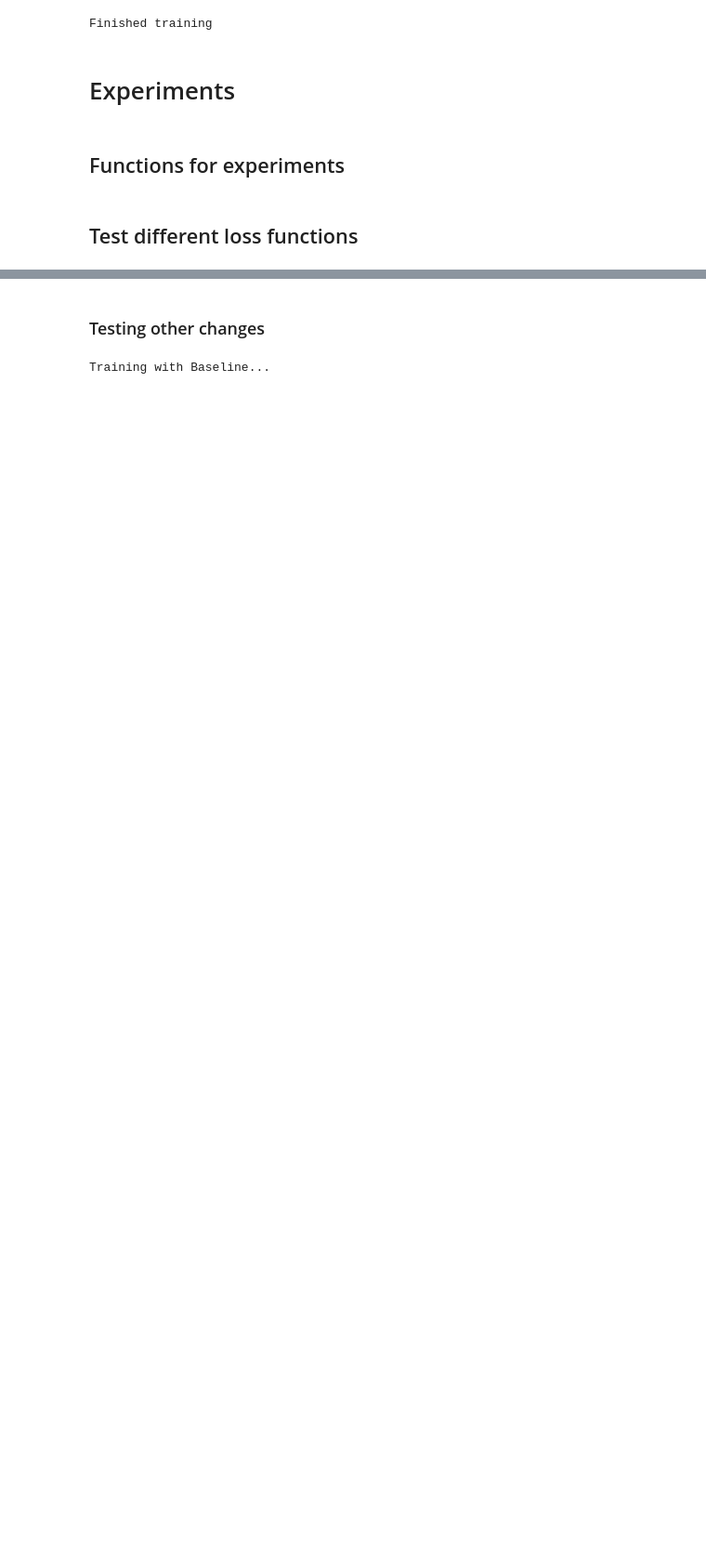
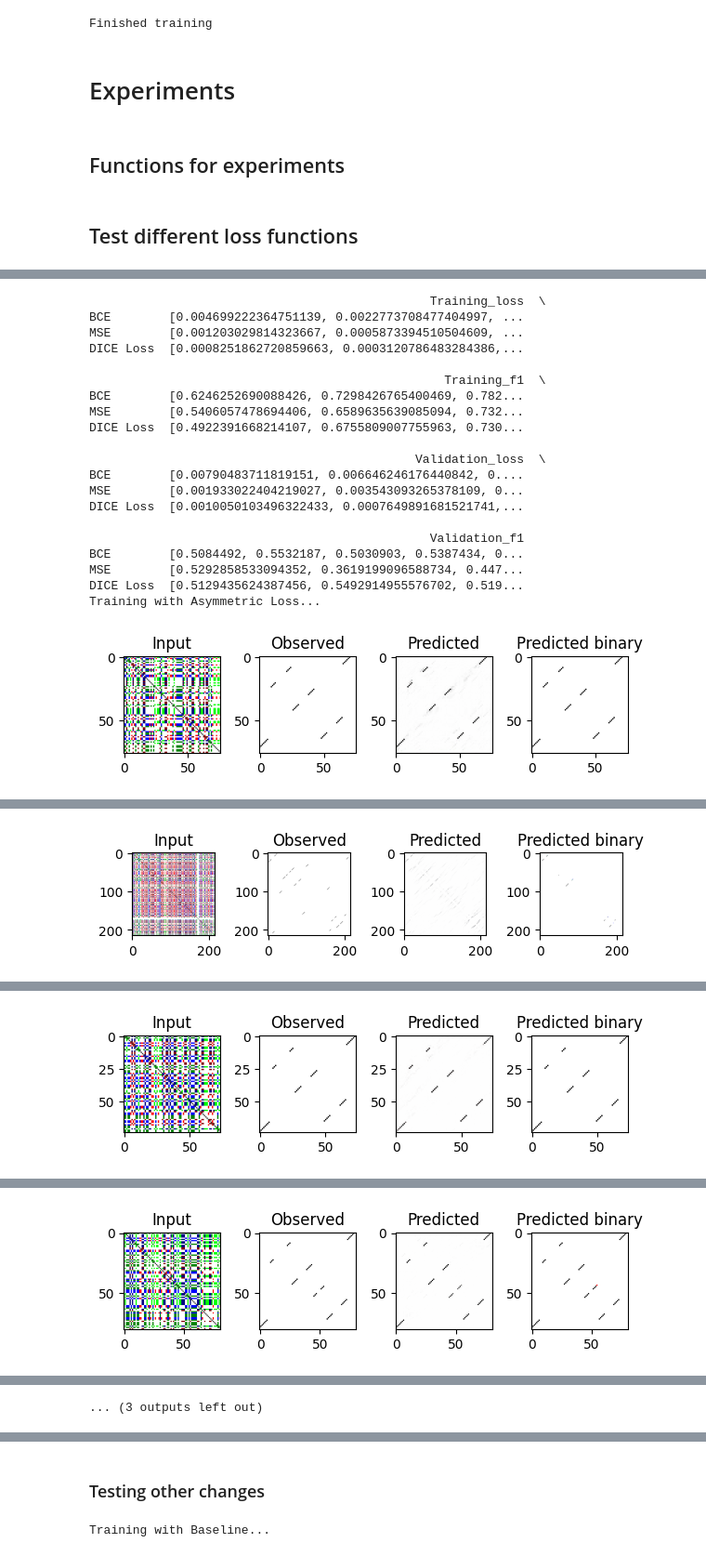
Before and after one commit to MEskerod/project_deeplearning_2023, a Jupyter notebook: deeplearning_project.ipynb, the cells around one changed output, grey strips where cells are left out. Shown at 93% size. Saved outputs shown, nothing was run; the diff lists cells and outputs as text; code cells hidden in the pictures; blank space fills up the shorter version.

```diff
--- a/deeplearning_project.ipynb
+++ b/deeplearning_project.ipynb
@@ -920,0 +966,37 @@ Epoch [5/6], Loss: 0.0013, Validation: 0.1016
+# %%
+#CONTINUE EXPERIMENT
+
+# Define your train_dataset and validation_dataset here
+train_dataset = ImageToImageDataset(train_input_dir, train_output_dir, input_transform = dataTransformer, output_transform = dataTransformer)
+validation_dataset = ImageToImageDataset(val_input_dir, val_output_dir, input_transform = dataTransformer, output_transform = dataTransformer)
+
+
+loaded_losses_df = pd.read_csv('/content/drive/MyDrive/loss_experiment.csv', index_col=0)
+print(loaded_losses_df)
+
+#Define loss functions
+loss_functions = {"Asymmetric Loss": asymmetric_loss}
+
+losses_df = test_different_losses(loss_functions, train_dataset, validation_dataset, output_file = '/content/drive/MyDrive/loss_experiment.csv', df = loaded_losses_df)
+# %% [output]
+                                               Training_loss  \
+BCE        [0.004699222364751139, 0.0022773708477404997, ...
+MSE        [0.001203029814323667, 0.0005873394510504609, ...
+DICE Loss  [0.0008251862720859663, 0.0003120786483284386,...
+
+                                                 Training_f1  \
+BCE        [0.6246252690088426, 0.7298426765400469, 0.782...
+MSE        [0.5406057478694406, 0.6589635639085094, 0.732...
+DICE Loss  [0.4922391668214107, 0.6755809007755963, 0.730...
+
+                                             Validation_loss  \
+BCE        [0.00790483711819151, 0.006646246176440842, 0....
+MSE        [0.001933022404219027, 0.003543093265378109, 0...
+DICE Loss  [0.0010050103496322433, 0.0007649891681521741,...
+
+                                               Validation_f1
+BCE        [0.5084492, 0.5532187, 0.5030903, 0.5387434, 0...
+MSE        [0.5292858533094352, 0.3619199096588734, 0.447...
+DICE Loss  [0.5129435624387456, 0.5492914955576702, 0.519...
+Training with Asymmetric Loss...
+[figure, added]
@@ -920,0 +1004 @@ Epoch [5/6], Loss: 0.0013, Validation: 0.1016
+[figure, added]
@@ -920,0 +1006 @@ Epoch [5/6], Loss: 0.0013, Validation: 0.1016
+[figure, added]
@@ -920,0 +1008 @@ Epoch [5/6], Loss: 0.0013, Validation: 0.1016
+[figure, added]
@@ -920,0 +1013 @@ Epoch [5/6], Loss: 0.0013, Validation: 0.1016
+... (3 outputs left out)
```
Also changed, not shown: parts of 14 cells of this notebook.
